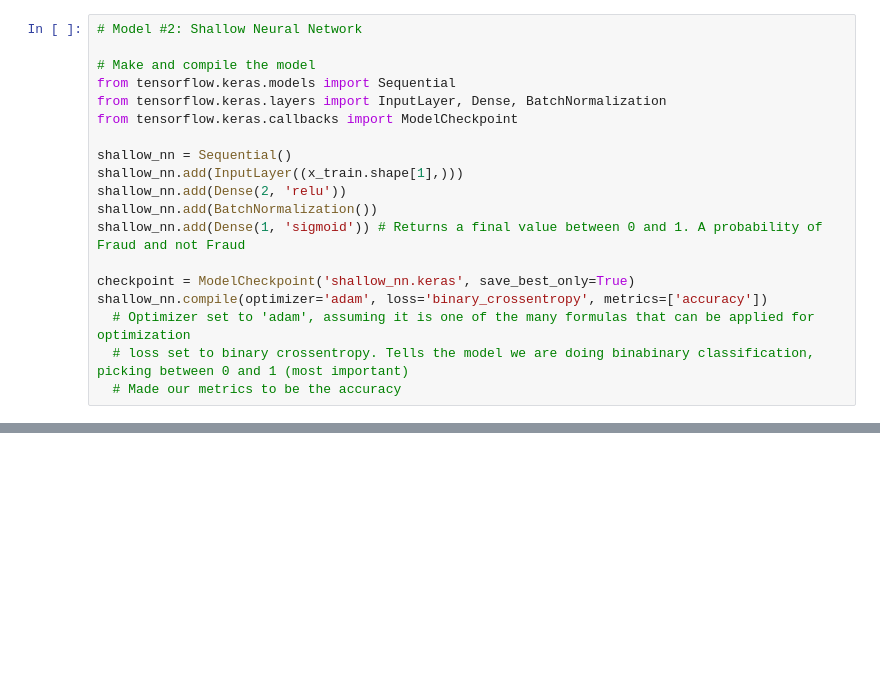
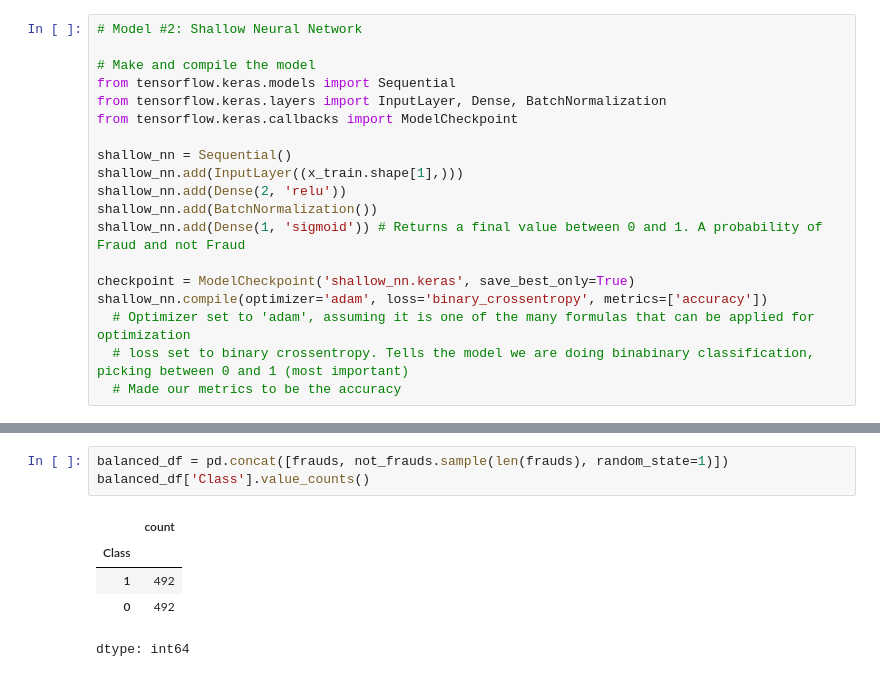
Before and after one commit to Matthew-D-Chan/Credit-Card-Fraud-Detection, a Jupyter notebook: Model.ipynb, the cells around one changed output, grey strips where cells are left out. Drawn from its saved outputs; the diff is of its cells as text; blank space fills up the shorter version.

```diff
--- a/Model.ipynb
+++ b/Model.ipynb
@@ -310,0 +373,9 @@ weighted avg       1.00      1.00      1.00     22807
+# %%
+balanced_df = pd.concat([frauds, not_frauds.sample(len(frauds), random_state=1)])
+balanced_df['Class'].value_counts()
+# %% [output]
+|  | count |
+| Class |  |
+| 1 | 492 |
+| 0 | 492 |
+dtype: int64
```
Also changed, not shown: parts of 13 cells of this notebook.
